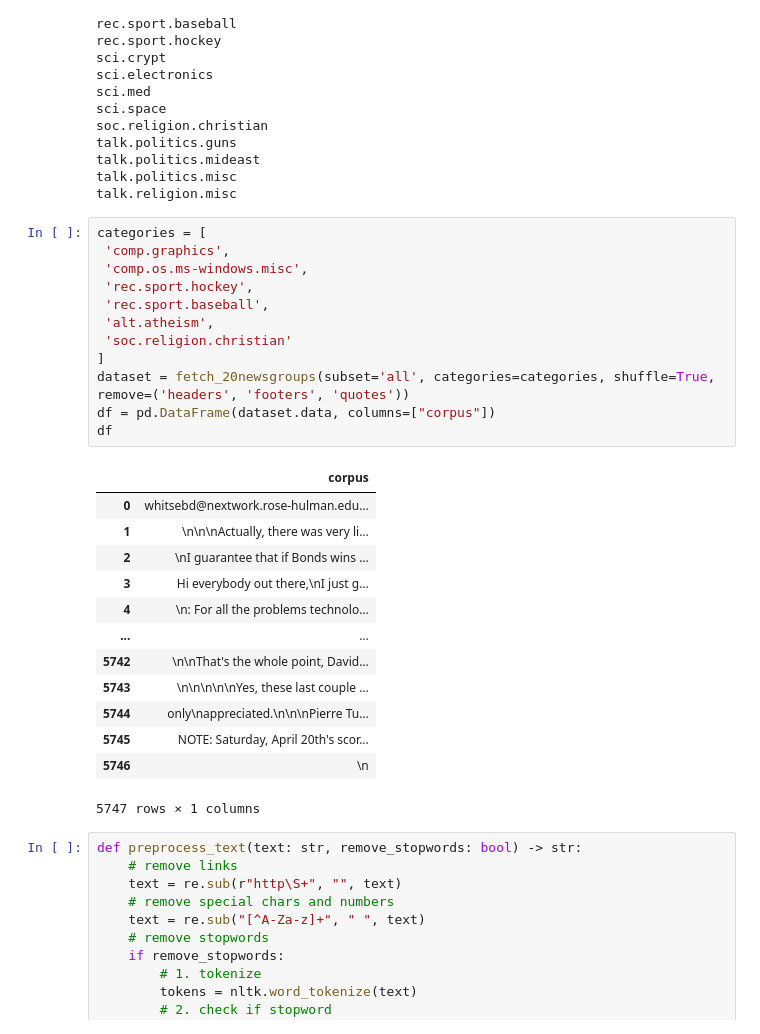
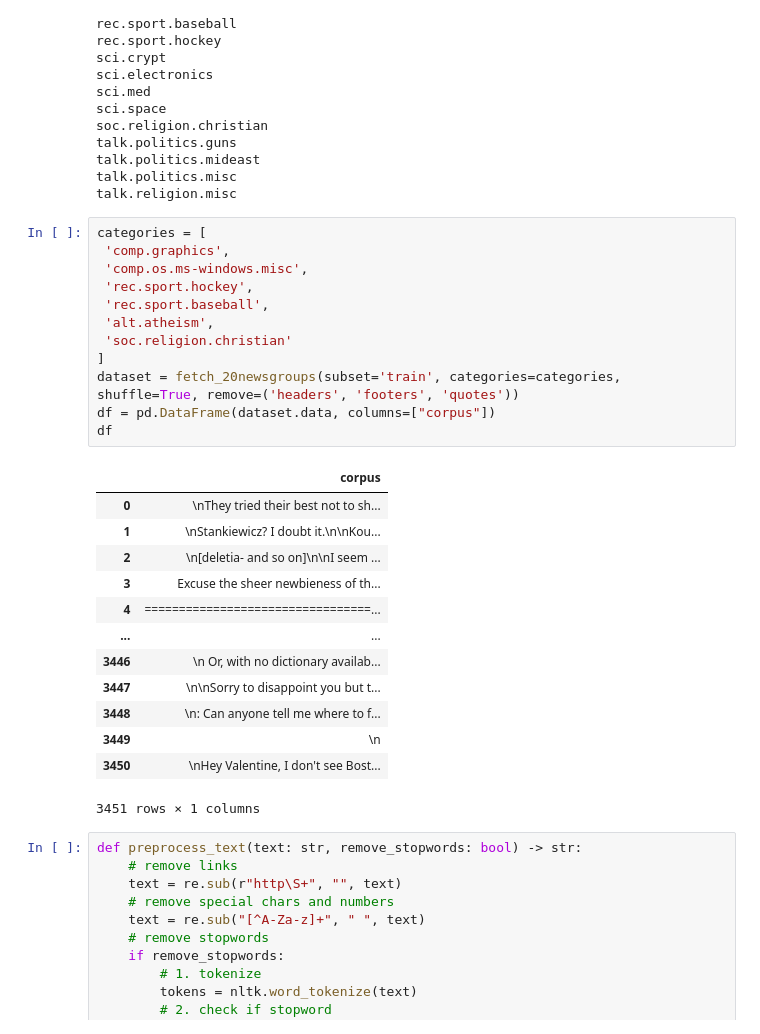
Before and after one commit to bagascahyafb/W10, a Jupyter notebook: Praktikum W10.ipynb, the cells around one changed output. Drawn from its saved outputs; the diff is of its cells as text.

```diff
--- a/Praktikum W10.ipynb
+++ b/Praktikum W10.ipynb
@@ -73,29 +73,29 @@ talk.religion.misc
 # %%
 categories = [
  'comp.graphics',
  'comp.os.ms-windows.misc',
  'rec.sport.hockey',
  'rec.sport.baseball',
  'alt.atheism',
  'soc.religion.christian'
 ]
-dataset = fetch_20newsgroups(subset='all', categories=categories, shuffle=True, remove=('headers', 'footers', 'quotes'))
+dataset = fetch_20newsgroups(subset='train', categories=categories, shuffle=True, remove=('headers', 'footers', 'quotes'))
 df = pd.DataFrame(dataset.data, columns=["corpus"])
 df
 # %% [output]
 |  | corpus |
-| 0 | whitsebd@nextwork.rose-hulman.edu... |
-| 1 | \n\n\nActually, there was very li... |
-| 2 | \nI guarantee that if Bonds wins ... |
-| 3 | Hi everybody out there,\nI just g... |
-| 4 | \n: For all the problems technolo... |
+| 0 | \nThey tried their best not to sh... |
+| 1 | \nStankiewicz? I doubt it.\n\nKou... |
+| 2 | \n[deletia- and so on]\n\nI seem ... |
+| 3 | Excuse the sheer newbieness of th... |
+| 4 | =================================... |
 | ... | ... |
-| 5742 | \n\nThat's the whole point, David... |
-| 5743 | \n\n\n\n\nYes, these last couple ... |
-| 5744 | only\nappreciated.\n\n\nPierre Tu... |
-| 5745 | NOTE: Saturday, April 20th's scor... |
-| 5746 | \n |
+| 3446 | \n Or, with no dictionary availab... |
+| 3447 | \n\nSorry to disappoint you but t... |
+| 3448 | \n: Can anyone tell me where to f... |
+| 3449 | \n |
+| 3450 | \nHey Valentine, I don't see Bost... |
-5747 rows × 1 columns
+3451 rows × 1 columns
 # %%
 def preprocess_text(text: str, remove_stopwords: bool) -> str:
     # remove links
```
Also changed, not shown: parts of 13 cells of this notebook.
